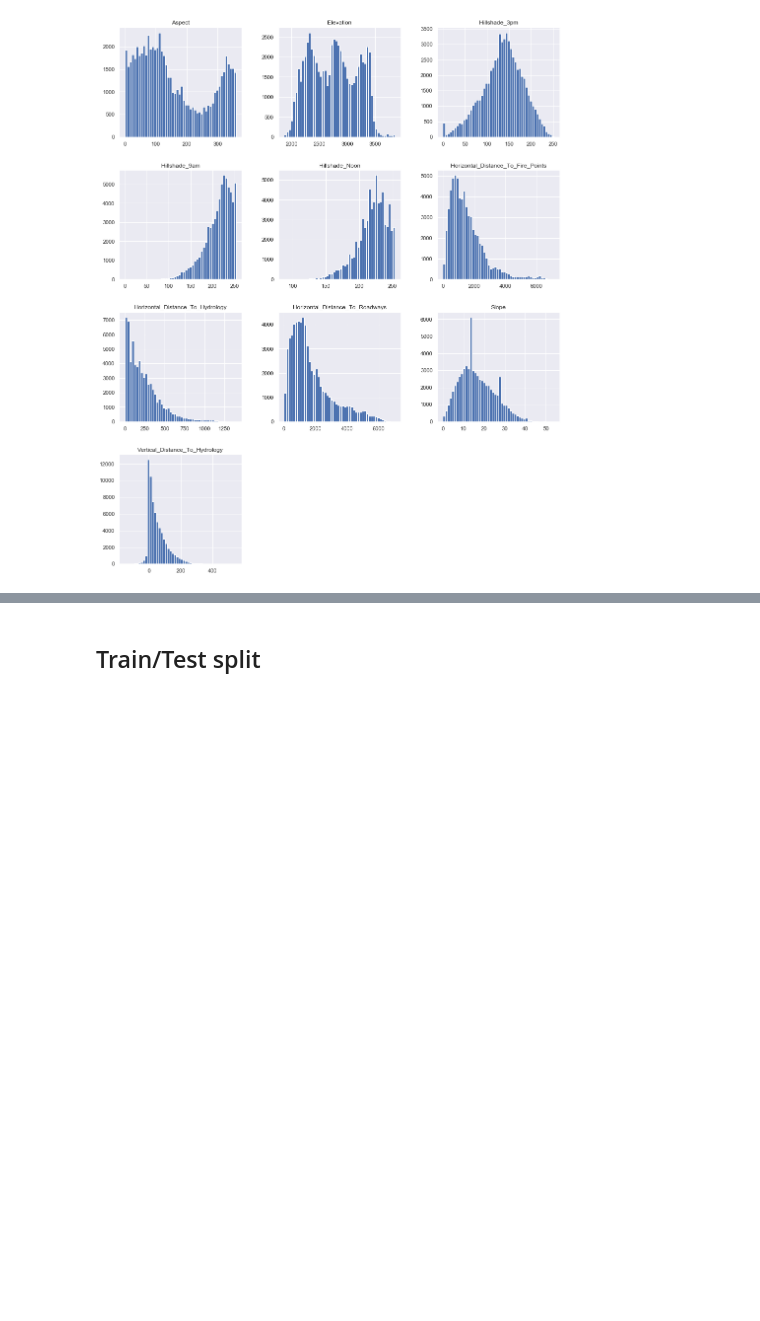
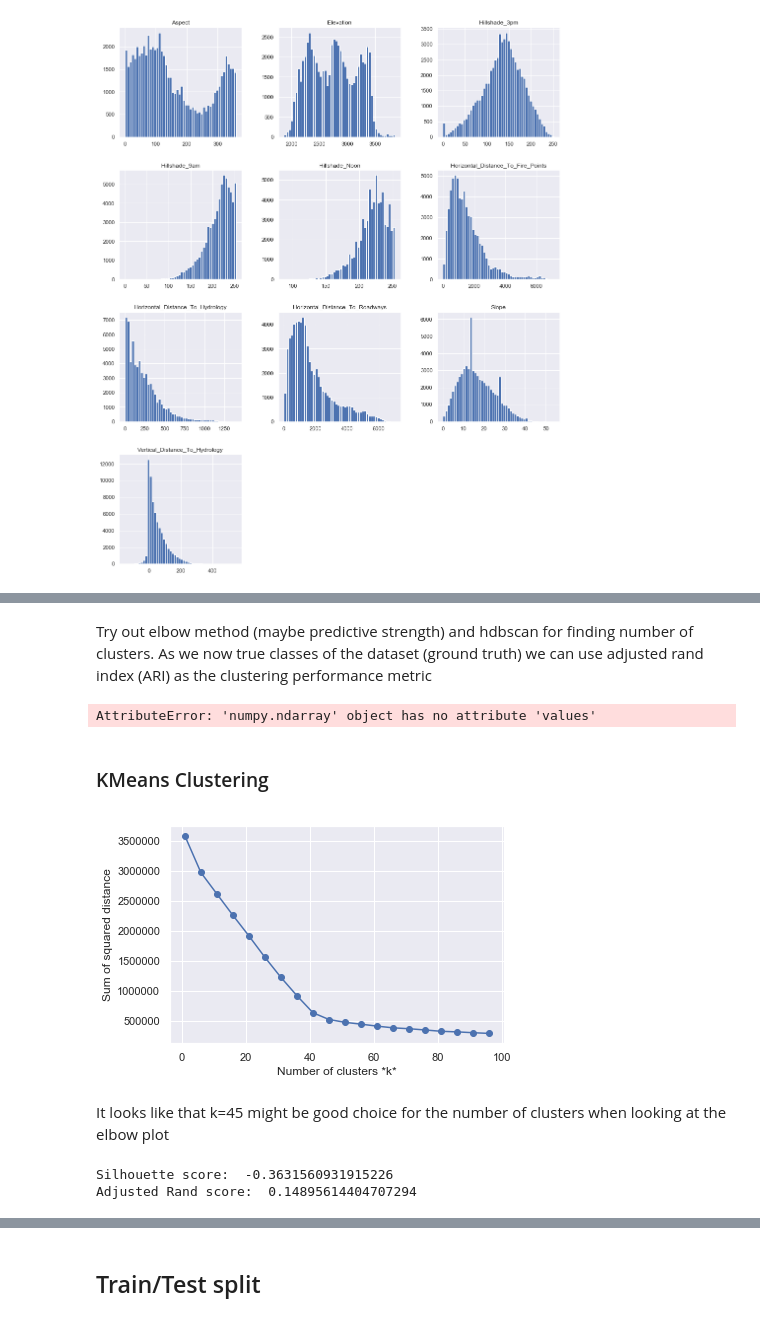
Before and after one commit to mskl/ist-mi-cdadosi7, a Jupyter notebook: project/joona_project_forestry.ipynb, the cells around one changed output, grey strips where cells are left out. Saved outputs shown, nothing was run; the diff lists cells and outputs as text; code cells hidden in the pictures; blank space fills up the shorter version.

Commit message:
Worked on clustering

```diff
--- a/project/joona_project_forestry.ipynb
+++ b/project/joona_project_forestry.ipynb
@@ -208,0 +195,41 @@ X[numerical].hist(figsize=(16, 20), bins=50);
+# %% [markdown]
+Try out elbow method (maybe predictive strength) and hdbscan for finding number of clusters. As we now true classes of the dataset (ground truth) we can use adjusted rand index (ARI) as the clustering performance metric
+# %%
+X = X.values
+y = y.values
+# %% [output]
+AttributeError: 'numpy.ndarray' object has no attribute 'values'
+# %% [markdown]
+### KMeans Clustering
+# %%
+from sklearn.cluster import KMeans, MiniBatchKMeans
+from sklearn.metrics import adjusted_rand_score, silhouette_score
+from sklearn.preprocessing import StandardScaler
+from sklearn.feature_selection import SelectKBest
+
+# Standardizing data
+X_std = StandardScaler().fit_transform(X)
+# %%
+# List for storing sum of squared errors for different kmeans models
+sse = []
+
+for i in np.arange(1,101,5):
+    kmeans = KMeans(n_clusters=i, random_state=random_state).fit(X_std)
+    sse.append(kmeans.inertia_)
+# %%
+plt.plot(np.arange(1,101,5), sse, '-o')
+plt.xlabel(r'Number of clusters *k*')
+plt.ylabel('Sum of squared distance');
+# %% [output]
+[figure, added]
+# %% [markdown]
+It looks like that k=45 might be good choice for the number of clusters when looking at the elbow plot
+# %%
+kmeans = KMeans(n_clusters=45, random_state=random_state).fit(X_std)
+labels_pred = kmeans.labels_
+
+print("Silhouette score: ", silhouette_score(X, labels_pred))
+print("Adjusted Rand score: ", adjusted_rand_score(y.ravel(), labels_pred))
+# %% [output]
+Silhouette score:  -0.3631560931915226
+Adjusted Rand score:  0.14895614404707294
```
Also changed, not shown: parts of 10 cells of this notebook, 1 other file.
